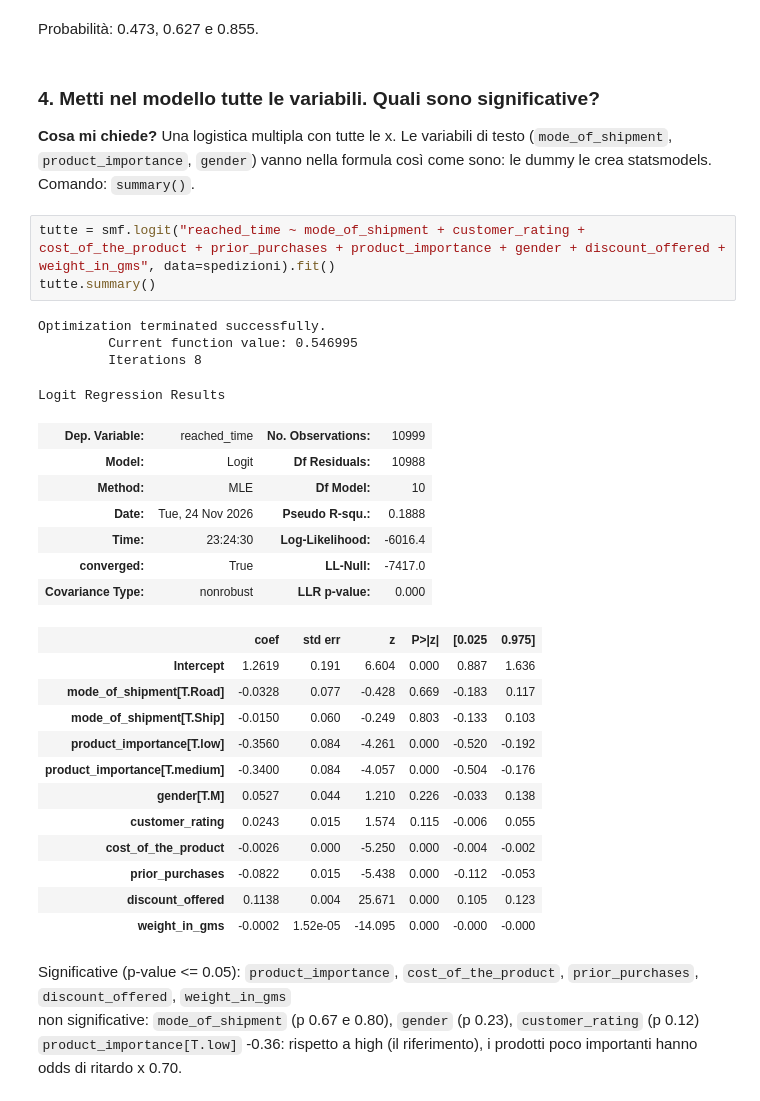
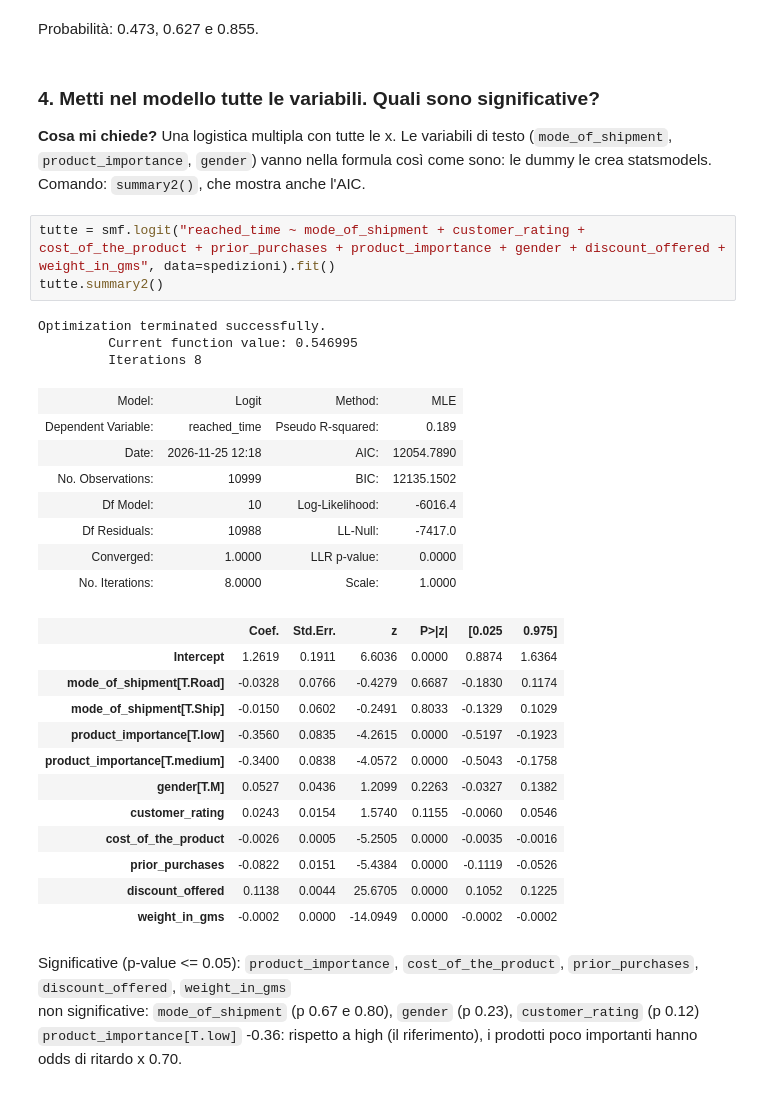
Before and after one commit to vincnardelli/msd, a Jupyter notebook: codice/3/regressione_shipping.ipynb, the cells around one changed output. Saved outputs shown, nothing was run; the diff lists cells and outputs as text.

Commit message:
MSD: notebook Consegne in ritardo con summary2() (mostra anche l'AIC)
Co-Authored-By: Claude Opus 5.5 <noreply@anthropic.com>

```diff
--- a/codice/3/regressione_shipping.ipynb
+++ b/codice/3/regressione_shipping.ipynb
@@ -105,34 +105,34 @@ Probabilità: 0.473, 0.627 e 0.855.
 # %% [markdown]
 ### 4. Metti nel modello tutte le variabili. Quali sono significative?
 
-**Cosa mi chiede?** Una logistica multipla con tutte le x. Le variabili di testo (`mode_of_shipment`, `product_importance`, `gender`) vanno nella formula così come sono: le dummy le crea statsmodels. Comando: `summary()`.
+**Cosa mi chiede?** Una logistica multipla con tutte le x. Le variabili di testo (`mode_of_shipment`, `product_importance`, `gender`) vanno nella formula così come sono: le dummy le crea statsmodels. Comando: `summary2()`, che mostra anche l'AIC.
 # %%
 tutte = smf.logit("reached_time ~ mode_of_shipment + customer_rating + cost_of_the_product + prior_purchases + product_importance + gender + discount_offered + weight_in_gms", data=spedizioni).fit()
-tutte.summary()
+tutte.summary2()
 # %% [output]
 Optimization terminated successfully.
          Current function value: 0.546995
          Iterations 8
-Logit Regression Results
-| Dep. Variable: | reached_time | No. Observations: | 10999 |
-| Model: | Logit | Df Residuals: | 10988 |
-| Method: | MLE | Df Model: | 10 |
-| Date: | Tue, 24 Nov 2026 | Pseudo R-squ.: | 0.1888 |
-| Time: | 23:24:30 | Log-Likelihood: | -6016.4 |
-| converged: | True | LL-Null: | -7417.0 |
-| Covariance Type: | nonrobust | LLR p-value: | 0.000 |
+| Model: | Logit | Method: | MLE |
+| Dependent Variable: | reached_time | Pseudo R-squared: | 0.189 |
+| Date: | 2026-11-25 12:18 | AIC: | 12054.7890 |
+| No. Observations: | 10999 | BIC: | 12135.1502 |
+| Df Model: | 10 | Log-Likelihood: | -6016.4 |
+| Df Residuals: | 10988 | LL-Null: | -7417.0 |
+| Converged: | 1.0000 | LLR p-value: | 0.0000 |
+| No. Iterations: | 8.0000 | Scale: | 1.0000 |
-|  | coef | std err | z | P>|z| | [0.025 | 0.975] |
-| Intercept | 1.2619 | 0.191 | 6.604 | 0.000 | 0.887 | 1.636 |
-| mode_of_shipment[T.Road] | -0.0328 | 0.077 | -0.428 | 0.669 | -0.183 | 0.117 |
-| mode_of_shipment[T.Ship] | -0.0150 | 0.060 | -0.249 | 0.803 | -0.133 | 0.103 |
-| product_importance[T.low] | -0.3560 | 0.084 | -4.261 | 0.000 | -0.520 | -0.192 |
-| product_importance[T.medium] | -0.3400 | 0.084 | -4.057 | 0.000 | -0.504 | -0.176 |
-| gender[T.M] | 0.0527 | 0.044 | 1.210 | 0.226 | -0.033 | 0.138 |
-| customer_rating | 0.0243 | 0.015 | 1.574 | 0.115 | -0.006 | 0.055 |
-| cost_of_the_product | -0.0026 | 0.000 | -5.250 | 0.000 | -0.004 | -0.002 |
-| prior_purchases | -0.0822 | 0.015 | -5.438 | 0.000 | -0.112 | -0.053 |
-| discount_offered | 0.1138 | 0.004 | 25.671 | 0.000 | 0.105 | 0.123 |
-| weight_in_gms | -0.0002 | 1.52e-05 | -14.095 | 0.000 | -0.000 | -0.000 |
+|  | Coef. | Std.Err. | z | P>|z| | [0.025 | 0.975] |
+| Intercept | 1.2619 | 0.1911 | 6.6036 | 0.0000 | 0.8874 | 1.6364 |
+| mode_of_shipment[T.Road] | -0.0328 | 0.0766 | -0.4279 | 0.6687 | -0.1830 | 0.1174 |
+| mode_of_shipment[T.Ship] | -0.0150 | 0.0602 | -0.2491 | 0.8033 | -0.1329 | 0.1029 |
+| product_importance[T.low] | -0.3560 | 0.0835 | -4.2615 | 0.0000 | -0.5197 | -0.1923 |
+| product_importance[T.medium] | -0.3400 | 0.0838 | -4.0572 | 0.0000 | -0.5043 | -0.1758 |
+| gender[T.M] | 0.0527 | 0.0436 | 1.2099 | 0.2263 | -0.0327 | 0.1382 |
+| customer_rating | 0.0243 | 0.0154 | 1.5740 | 0.1155 | -0.0060 | 0.0546 |
+| cost_of_the_product | -0.0026 | 0.0005 | -5.2505 | 0.0000 | -0.0035 | -0.0016 |
+| prior_purchases | -0.0822 | 0.0151 | -5.4384 | 0.0000 | -0.1119 | -0.0526 |
+| discount_offered | 0.1138 | 0.0044 | 25.6705 | 0.0000 | 0.1052 | 0.1225 |
+| weight_in_gms | -0.0002 | 0.0000 | -14.0949 | 0.0000 | -0.0002 | -0.0002 |
 # %% [markdown]
 Significative (p-value <= 0.05): `product_importance`, `cost_of_the_product`, `prior_purchases`, `discount_offered`, `weight_in_gms`
 non significative: `mode_of_shipment` (p 0.67 e 0.80), `gender` (p 0.23), `customer_rating` (p 0.12)
```
Also changed, not shown: parts of 4 cells of this notebook.
